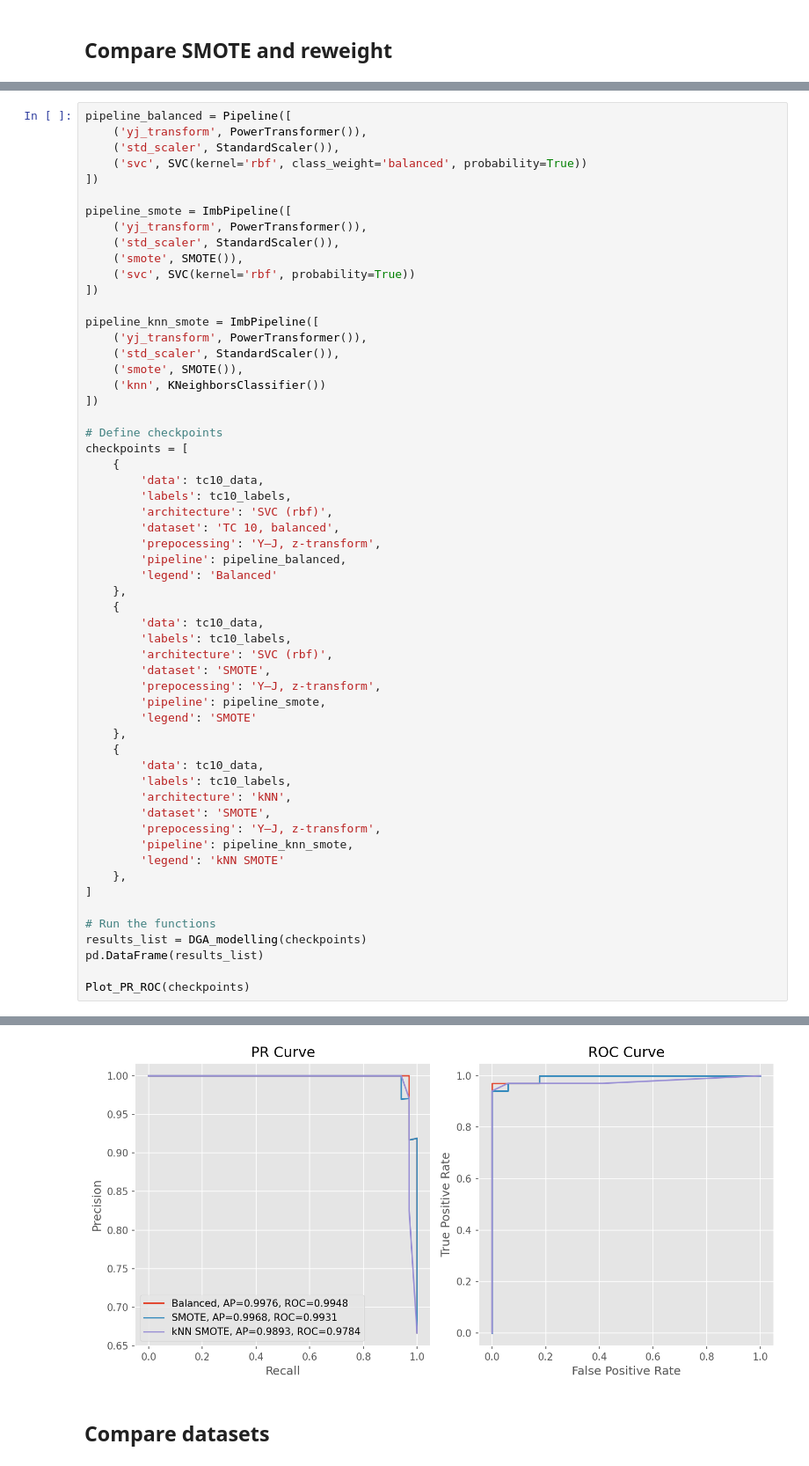
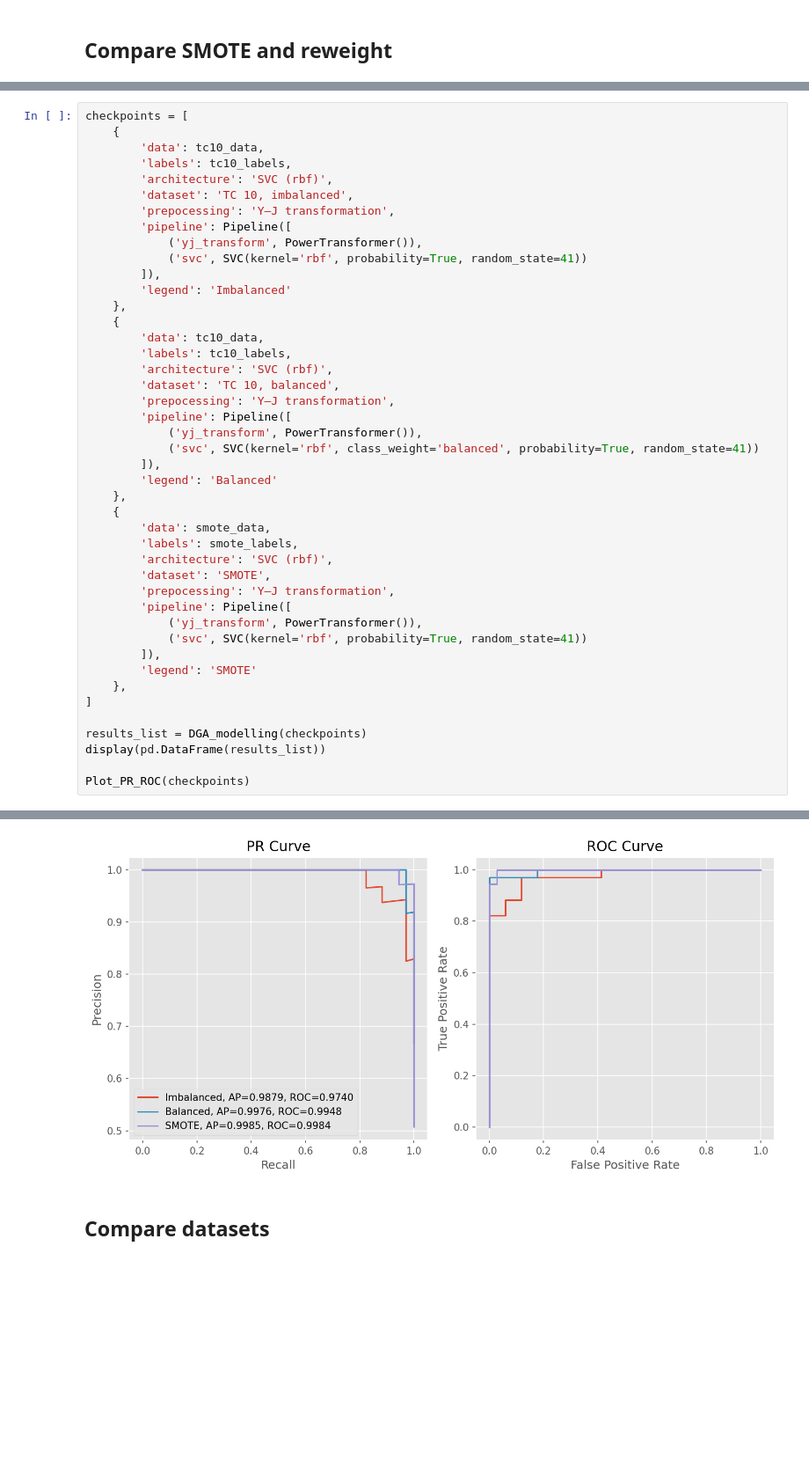
Before and after one commit to philippchan/DGA, a Jupyter notebook: main.ipynb, the cells around one changed output, grey strips where cells are left out. Shown at 88% size. Saved outputs shown, nothing was run; the diff lists cells and outputs as text; blank space fills up the shorter version.

```diff
--- a/main.ipynb
+++ b/main.ipynb
@@ -252,58 +193,45 @@ def Plot_PR_ROC(checkpoints):
 # %%
-pipeline_balanced = Pipeline([
-    ('yj_transform', PowerTransformer()),
-    ('std_scaler', StandardScaler()),
-    ('svc', SVC(kernel='rbf', class_weight='balanced', probability=True))
-])
-
-pipeline_smote = ImbPipeline([
-    ('yj_transform', PowerTransformer()),
-    ('std_scaler', StandardScaler()),
-    ('smote', SMOTE()),
-    ('svc', SVC(kernel='rbf', probability=True))
-])
-
-pipeline_knn_smote = ImbPipeline([
-    ('yj_transform', PowerTransformer()),
-    ('std_scaler', StandardScaler()),
-    ('smote', SMOTE()),
-    ('knn', KNeighborsClassifier())
-])
-
-# Define checkpoints
 checkpoints = [
     {
         'data': tc10_data,
         'labels': tc10_labels,
         'architecture': 'SVC (rbf)',
-        'dataset': 'TC 10, balanced',
-        'prepocessing': 'Y–J, z-transform',
-        'pipeline': pipeline_balanced,
-        'legend': 'Balanced'
+        'dataset': 'TC 10, imbalanced',
+        'prepocessing': 'Y–J transformation',
+        'pipeline': Pipeline([
+            ('yj_transform', PowerTransformer()),
+            ('svc', SVC(kernel='rbf', probability=True, random_state=41))
+        ]),
+        'legend': 'Imbalanced'
     },
     {
         'data': tc10_data,
         'labels': tc10_labels,
         'architecture': 'SVC (rbf)',
-        'dataset': 'SMOTE',
-        'prepocessing': 'Y–J, z-transform',
-        'pipeline': pipeline_smote,
-        'legend': 'SMOTE'
+        'dataset': 'TC 10, balanced',
+        'prepocessing': 'Y–J transformation',
+        'pipeline': Pipeline([
+            ('yj_transform', PowerTransformer()),
+            ('svc', SVC(kernel='rbf', class_weight='balanced', probability=True, random_state=41))
+        ]),
+        'legend': 'Balanced'
     },
     {
-        'data': tc10_data,
-        'labels': tc10_labels,
-        'architecture': 'kNN',
+        'data': smote_data,
+        'labels': smote_labels,
+        'architecture': 'SVC (rbf)',
         'dataset': 'SMOTE',
-        'prepocessing': 'Y–J, z-transform',
-        'pipeline': pipeline_knn_smote,
-        'legend': 'kNN SMOTE'
+        'prepocessing': 'Y–J transformation',
+        'pipeline': Pipeline([
+            ('yj_transform', PowerTransformer()),
+            ('svc', SVC(kernel='rbf', probability=True, random_state=41))
+        ]),
+        'legend': 'SMOTE'
     },
 ]
 
-# Run the functions
 results_list = DGA_modelling(checkpoints)
-pd.DataFrame(results_list)
+display(pd.DataFrame(results_list))
 
 Plot_PR_ROC(checkpoints)
 # %% [output]
@@ -310,4 +242,4 @@ Plot_PR_ROC(checkpoints)
-[figure, old version]
+[figure, new version]
 # %% [markdown]
 ## Compare datasets
 # %%
```
Also changed, not shown: parts of 11 cells of this notebook.
